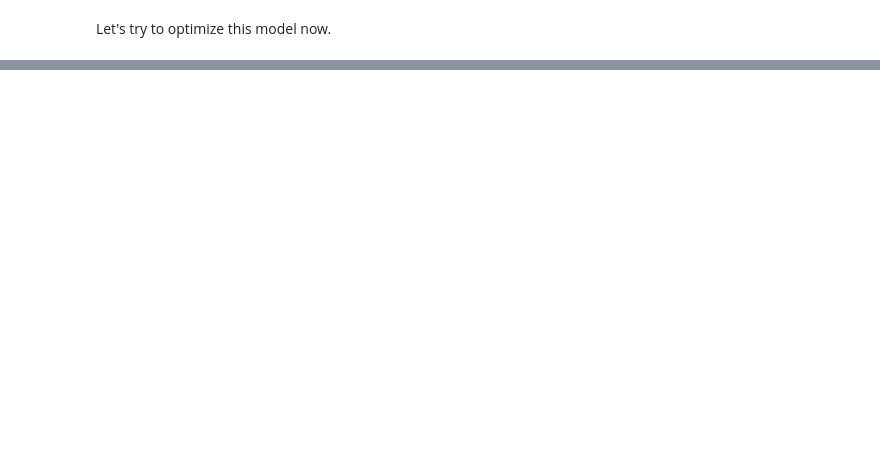
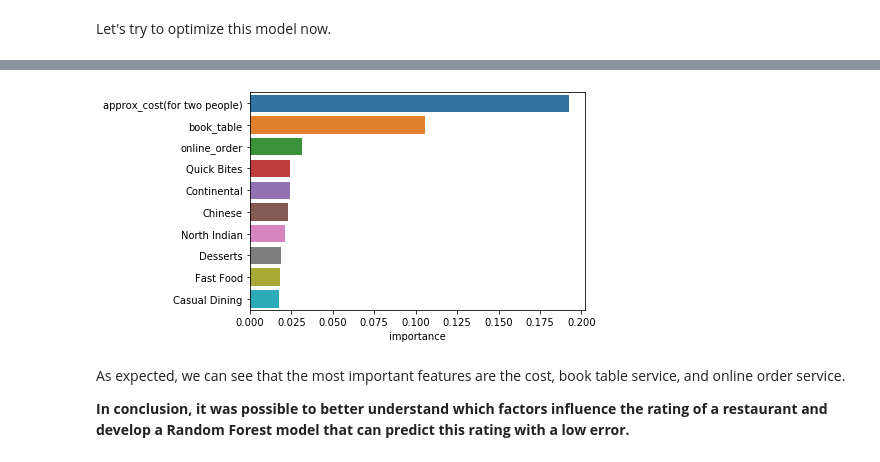
Before and after one commit to ricardoamferreira/ricardoamferreira.github.io, a Jupyter notebook: Notebooks/Zomato_Bangalore_Restaurants.ipynb, the cells around one changed output, grey strips where cells are left out. Saved outputs shown, nothing was run; the diff lists cells and outputs as text; code cells hidden in the pictures; blank space fills up the shorter version.

```diff
--- a/Notebooks/Zomato_Bangalore_Restaurants.ipynb
+++ b/Notebooks/Zomato_Bangalore_Restaurants.ipynb
@@ -602,0 +658,4 @@ Let's try to optimize this model now.
+# %%
+rf = RandomForestRegressor(random_state = seed)
+rf_grid = GridSearchCV(estimator = rf, param_grid = param_grid, scoring="neg_mean_squared_error", cv = 3, n_jobs = -2)
+rf_grid.fit(X_train, y_train)
@@ -602,0 +714,8 @@ Let's try to optimize this model now.
+# %%
+base_rf = RandomForestRegressor(random_state = seed, n_estimators=100)
+grid_rf = rf_grid.best_estimator_
+models = {
+    "base_rf": base_rf,
+    "opt_rf": grid_rf
+}
+cv_results_rf = cross_validation_scores(models, X_train, y_train)
@@ -602,0 +732,15 @@ Let's try to optimize this model now.
+# %%
+# Base Model
+base_rf.fit(X_train, y_train)
+y_base_pred = base_rf.predict(X_train)
+
+# Optimized Model
+grid_rf.fit(X_train, y_train)
+y_grid_pred = grid_rf.predict(X_train)
+
+# Using the same metric
+mse_base = mean_squared_error(y_train, y_base_pred)
+mse_grid = mean_squared_error(y_train, y_grid_pred)
+
+print(f"The training Mean Squared Error for the base model is {mse_base}")
+print(f"The training Mean Squared Error for the optimized model is {mse_grid}")
@@ -602,0 +770,10 @@ Let's try to optimize this model now.
+# %%
+feature_importances = pd.DataFrame(grid_rf.feature_importances_, index = X_train.columns, columns=['importance']).sort_values('importance',ascending=False)
+# %%
+imp = sns.barplot(y=feature_importances.index[:10], x=feature_importances["importance"][:10], orient="h")
+# %% [output]
+[figure, added]
+# %% [markdown]
+As expected, we can see that the most important features are the cost, book table service, and online order service.
+
+**In conclusion, it was possible to better understand which factors influence the rating of a restaurant and develop a Random Forest model that can predict this rating with a low error.**
```
Also changed, not shown: parts of 28 cells of this notebook, 1 other file.
